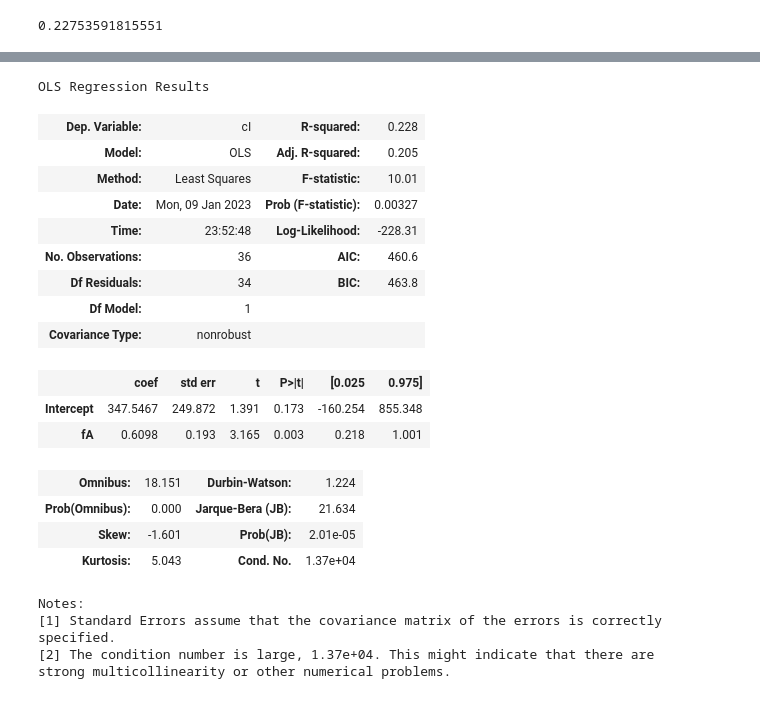
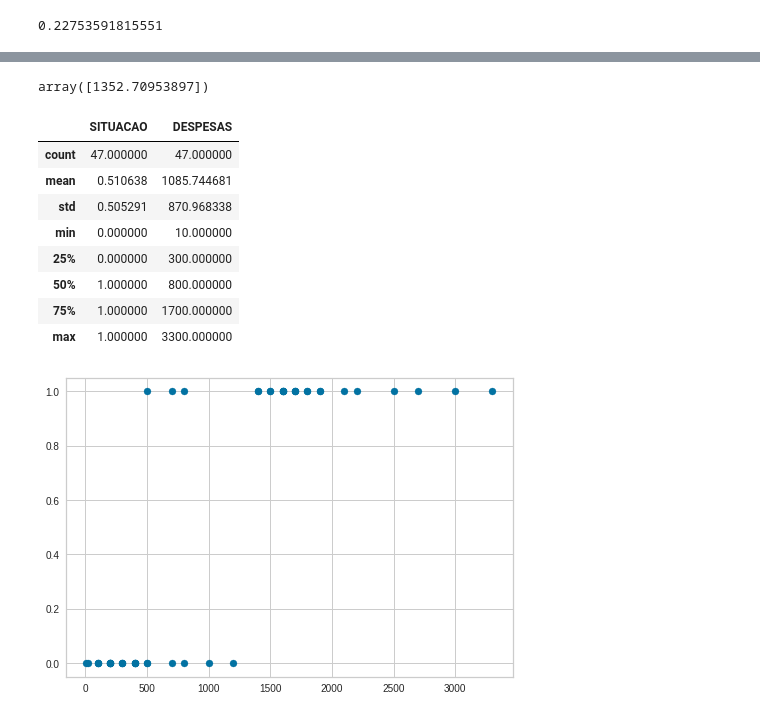
Before and after one commit to WandersonGustavo/Imersao_Alura, a Jupyter notebook: Copy_of_DataScience2.ipynb, the cells around one changed output, grey strips where cells are left out. Drawn from its saved outputs; the diff is of its cells as text; code cells hidden in the pictures.

```diff
--- a/Copy_of_DataScience2.ipynb
+++ b/Copy_of_DataScience2.ipynb
@@ -884,26 +877,0 @@ array([ 987.79230091, 1048.76806914, 1087.18280313, 1124.98777943,
-# %%
-modeloE=sm.ols(formula='cI ~fA ',data=baseS)
-modeloE_treinado=modeloE.fit()
-modeloE_treinado.summary()
-# %% [output]
-OLS Regression Results
-| Dep. Variable: | cI | R-squared: | 0.228 |
-| Model: | OLS | Adj. R-squared: | 0.205 |
-| Method: | Least Squares | F-statistic: | 10.01 |
-| Date: | Mon, 09 Jan 2023 | Prob (F-statistic): | 0.00327 |
-| Time: | 23:52:48 | Log-Likelihood: | -228.31 |
-| No. Observations: | 36 | AIC: | 460.6 |
-| Df Residuals: | 34 | BIC: | 463.8 |
-| Df Model: | 1 |  |  |
-| Covariance Type: | nonrobust |  |  |
-|  | coef | std err | t | P>|t| | [0.025 | 0.975] |
-| Intercept | 347.5467 | 249.872 | 1.391 | 0.173 | -160.254 | 855.348 |
-| fA | 0.6098 | 0.193 | 3.165 | 0.003 | 0.218 | 1.001 |
-| Omnibus: | 18.151 | Durbin-Watson: | 1.224 |
-| Prob(Omnibus): | 0.000 | Jarque-Bera (JB): | 21.634 |
-| Skew: | -1.601 | Prob(JB): | 2.01e-05 |
-| Kurtosis: | 5.043 | Cond. No. | 1.37e+04 |
-Notes:
-[1] Standard Errors assume that the covariance matrix of the errors is correctly specified.
-[2] The condition number is large, 1.37e+04. This might indicate that there are
-strong multicollinearity or other numerical problems.
@@ -913,0 +878,6 @@ strong multicollinearity or other numerical problems.
+# %%
+#coclusao valor anual da franquia
+valor =  1300
+modeloE.predict([[valor]])
+# %% [output]
+array([1352.70953897])
@@ -913,0 +890,15 @@ strong multicollinearity or other numerical problems.
+# %%
+baseEleicao=pd.read_csv('Eleicao.csv',sep=";")
+plt.scatter(baseEleicao.DESPESAS,baseEleicao.SITUACAO) #grafico de dispersaso pela despesa e situacao
+baseEleicao.describe() #de acordo com o grafico , 0==perdeu , 10==eleito
+# %% [output]
+|  | SITUACAO | DESPESAS |
+| count | 47.000000 | 47.000000 |
+| mean | 0.510638 | 1085.744681 |
+| std | 0.505291 | 870.968338 |
+| min | 0.000000 | 10.000000 |
+| 25% | 0.000000 | 300.000000 |
+| 50% | 1.000000 | 800.000000 |
+| 75% | 1.000000 | 1700.000000 |
+| max | 1.000000 | 3300.000000 |
+[figure, added]
```
Also changed, not shown: parts of 15 cells of this notebook.
